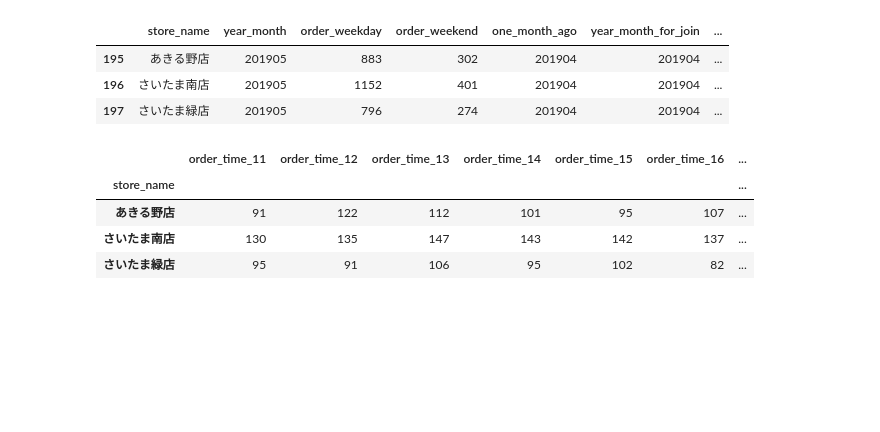
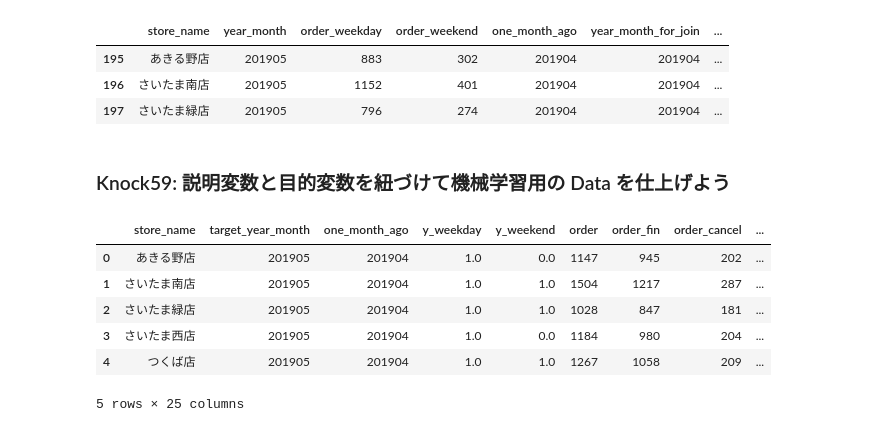
Before and after one commit to 1024xx4/machine_learning_system_100_knocks, a Jupyter notebook: section6/section6.ipynb, the cells around one changed output. Cells and saved outputs as stored; diff of their text form; code cells hidden in the pictures; blank space fills up the shorter version.

Commit message:
Feat: 説明変数と目的変数を紐づけて機械学習用の Data を仕上げる#11

```diff
--- a/section6/section6.ipynb
+++ b/section6/section6.ipynb
@@ -380,16 +366,0 @@ store_weekend = order_data.loc[order_data['weekday_info'] == "休日"].groupby([
-# %%
-# 時間帯別 Order 数の集計
-times = order_data['order_accept_hour'].unique()
-store_time = []
-for time in times:
-    time_tmp = order_data.loc[order_data['order_accept_hour'] == time].groupby(['store_name']).count()[['order_id']]
-    time_tmp.columns = [f"order_time_{time}"]
-    store_time.append(time_tmp)
-store_time = pd.concat(store_time, axis=1)
-store_time.head(3)
-# %% [output]
-|  | order_time_11 | order_time_12 | order_time_13 | order_time_14 | order_time_15 | order_time_16 | ... |
-| store_name |  |  |  |  |  |  | ... |
-| あきる野店 | 91 | 122 | 112 | 101 | 95 | 107 | ... |
-| さいたま南店 | 130 | 135 | 147 | 143 | 142 | 137 | ... |
-| さいたま緑店 | 95 | 91 | 106 | 95 | 102 | 82 | ... |
@@ -402,0 +367,17 @@ store_
+# %% [markdown]
+### Knock59: 説明変数と目的変数を紐づけて機械学習用の Data を仕上げよう
+# %%
+# 説明変数の結合
+y.rename(columns={'year_month': 'target_year_month'}, inplace=True)
+y = y[['store_name', 'target_year_month', 'one_month_ago', 'y_weekday', 'y_weekend']].copy()
+ml_data = pd.merge(y, store_all, left_on=['store_name', 'one_month_ago'], right_on=['store_name', 'year_month'],
+                   how='left')
+ml_data.head()
+# %% [output]
+|  | store_name | target_year_month | one_month_ago | y_weekday | y_weekend | order | order_fin | order_cancel | ... |
+| 0 | あきる野店 | 201905 | 201904 | 1.0 | 0.0 | 1147 | 945 | 202 | ... |
+| 1 | さいたま南店 | 201905 | 201904 | 1.0 | 1.0 | 1504 | 1217 | 287 | ... |
+| 2 | さいたま緑店 | 201905 | 201904 | 1.0 | 1.0 | 1028 | 847 | 181 | ... |
+| 3 | さいたま西店 | 201905 | 201904 | 1.0 | 0.0 | 1184 | 980 | 204 | ... |
+| 4 | つくば店 | 201905 | 201904 | 1.0 | 1.0 | 1267 | 1058 | 209 | ... |
+5 rows × 25 columns
```
Also changed, not shown: parts of 4 cells of this notebook.
